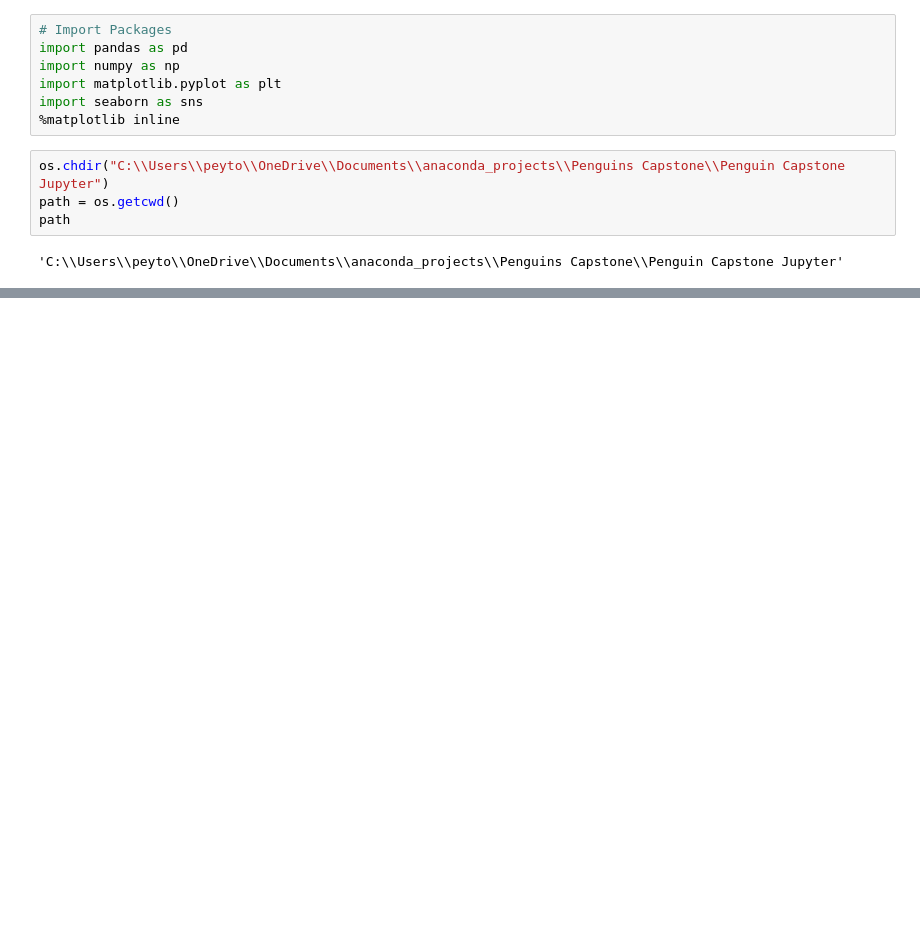
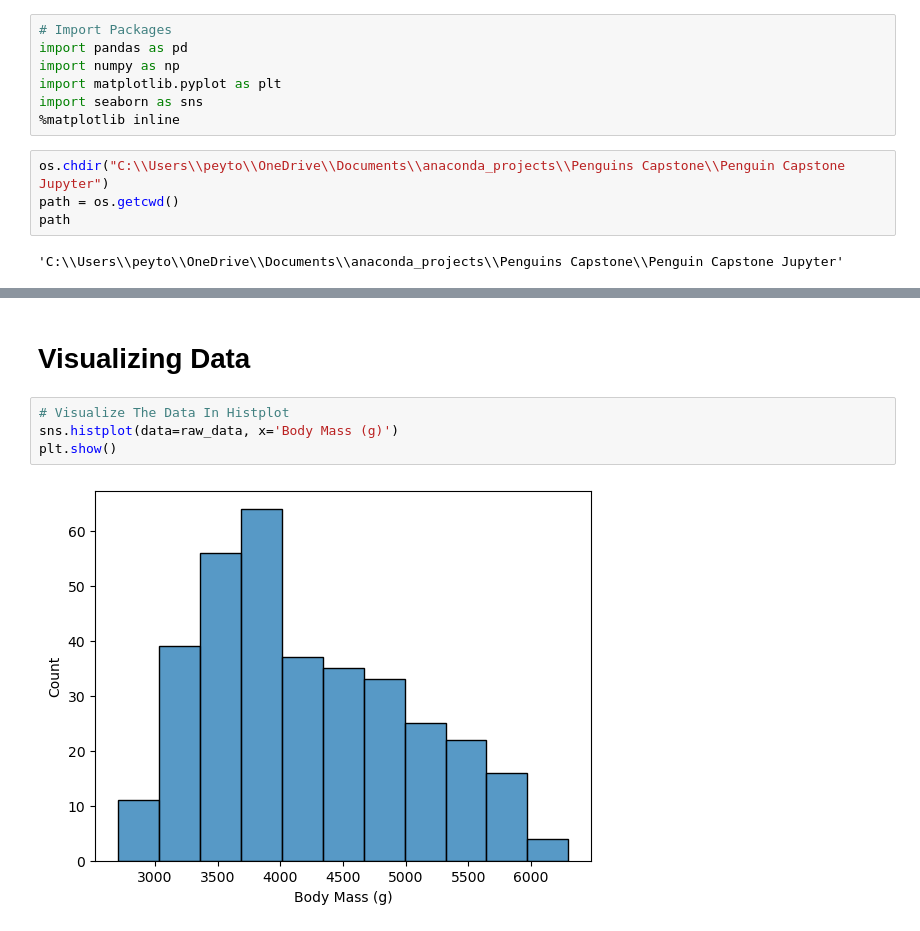
Before and after one commit to sorzit/PENGUINS, a Jupyter notebook: Penguin Jupyter.ipynb, the cells around one changed output, grey strips where cells are left out. Saved outputs shown, nothing was run; the diff lists cells and outputs as text; blank space fills up the shorter version.

```diff
--- a/Penguin Jupyter.ipynb
+++ b/Penguin Jupyter.ipynb
@@ -30,0 +45,8 @@ raw_data.head()
+# %% [markdown]
+# Visualizing Data
+# %%
+# Visualize The Data In Histplot
+sns.histplot(data=raw_data, x='Body Mass (g)')
+plt.show()
+# %% [output]
+[figure, added]
```
Also changed, not shown: parts of 15 cells of this notebook.
